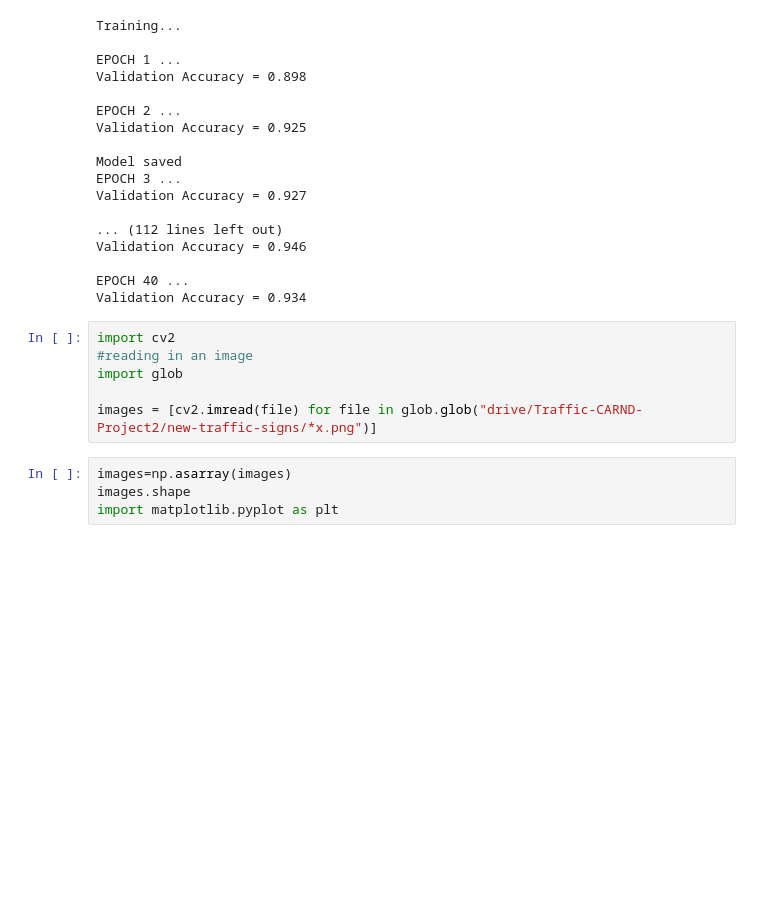
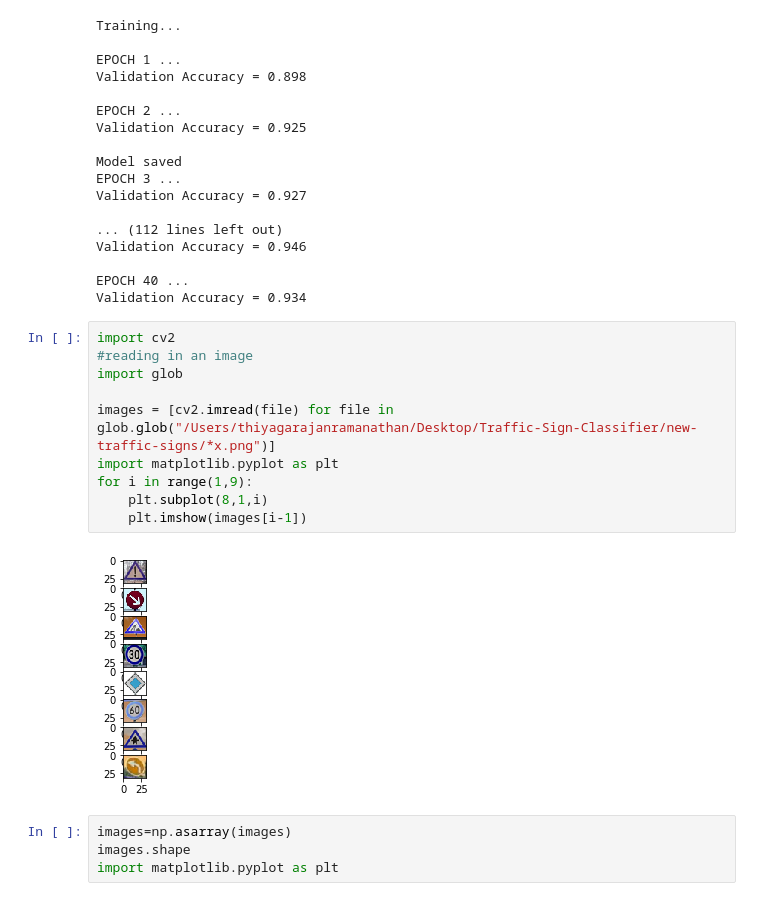
Before and after one commit to thiyagu145/Traffic-Sign-Classifier, a Jupyter notebook: TrafficSignClassifier.ipynb, the cells around one changed output. Saved outputs shown, nothing was run; the diff lists cells and outputs as text; blank space fills up the shorter version.

```diff
--- a/TrafficSignClassifier.ipynb
+++ b/TrafficSignClassifier.ipynb
@@ -254,9 +254,15 @@ Validation Accuracy = 0.934
 # %%
 import cv2
 #reading in an image
 import glob
 
-images = [cv2.imread(file) for file in glob.glob("drive/Traffic-CARND-Project2/new-traffic-signs/*x.png")]
+images = [cv2.imread(file) for file in glob.glob("/Users/thiyagarajanramanathan/Desktop/Traffic-Sign-Classifier/new-traffic-signs/*x.png")]
+import matplotlib.pyplot as plt
+for i in range(1,9):
+    plt.subplot(8,1,i)
+    plt.imshow(images[i-1])
+# %% [output]
+[figure, added]
 # %%
 images=np.asarray(images)
 images.shape
```
